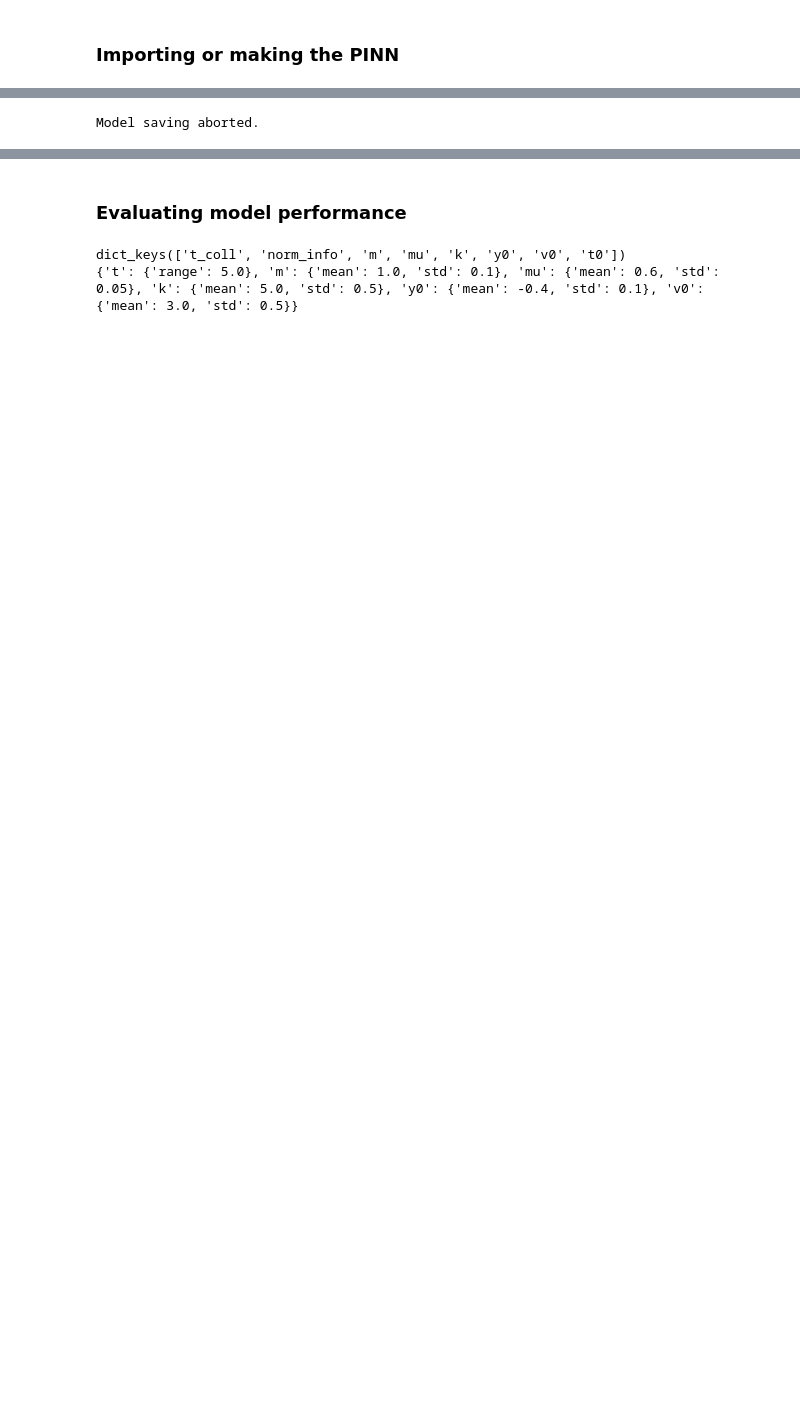
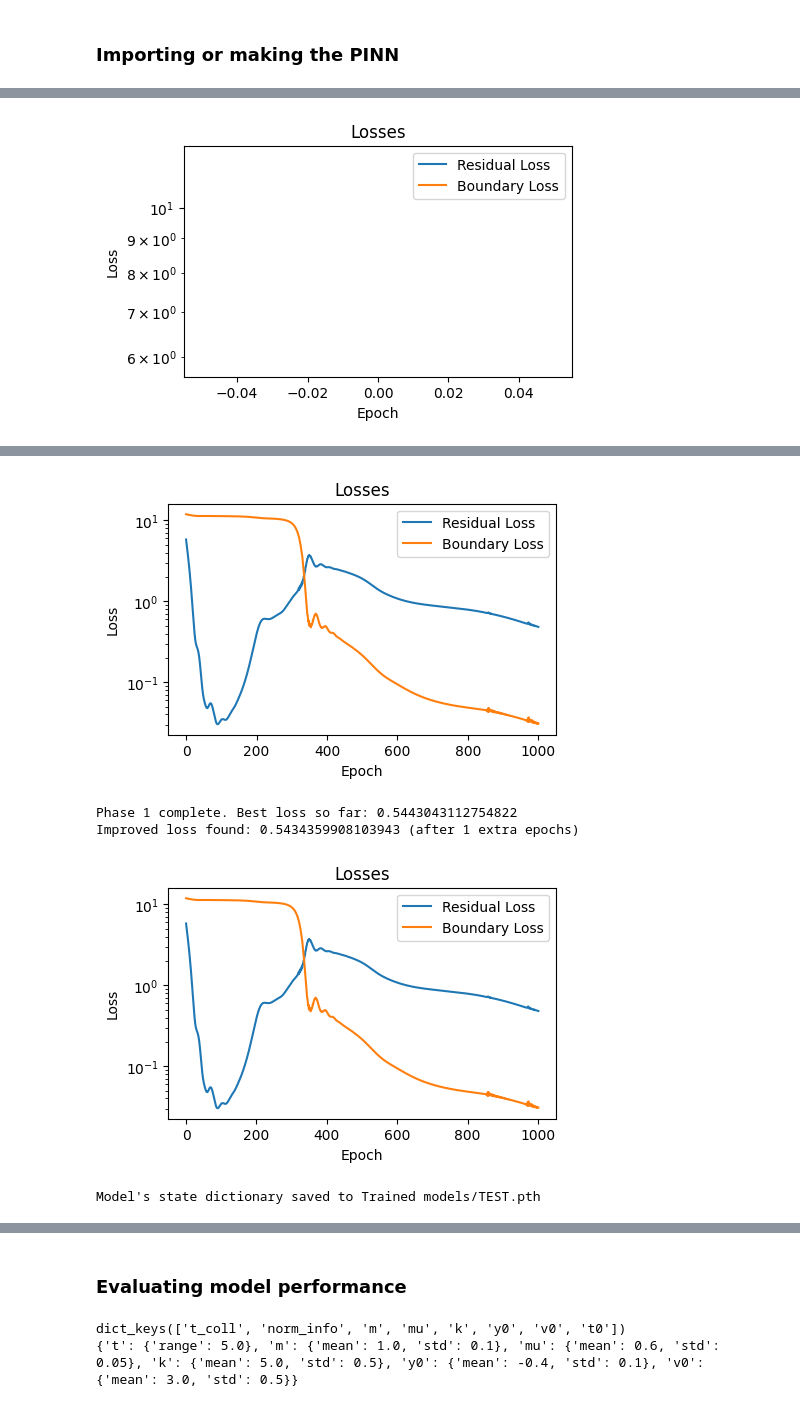
Before and after one commit to jolu2111/Master_thesis, a Jupyter notebook: Code/05_Normalization.ipynb, the cells around one changed output, grey strips where cells are left out. Drawn from its saved outputs; the diff is of its cells as text; code cells hidden in the pictures; blank space fills up the shorter version.

```diff
--- a/Code/05_Normalization.ipynb
+++ b/Code/05_Normalization.ipynb
@@ -28,16 +28,17 @@ specs = {
 # Run training pipeline
 params=initialize_param(5000,distribute=['m','mu','k','y0','v0'],specs=specs, normalize=True)
 # %%
-# vanilla_model = PINN_vanilla_oscillator(hidden_size=20, hidden_layers=3)
+vanilla_model = PINN_vanilla_oscillator(hidden_size=20, hidden_layers=3)
 
-# P2INN_model = P2INN_oscillator(
-#                  param_hidden= 10,
-#                  param_layers= 4,
-#                  coord_hidden= 10,
-#                  coord_layers = 3,
-#                  decoder_hidden = 20,
-#                  decoder_layers = 6)
+P2INN_model = P2INN_oscillator(
+                 param_hidden= 10,
+                 param_layers= 4,
+                 coord_hidden= 10,
+                 coord_layers = 3,
+                 decoder_hidden = 20,
+                 decoder_layers = 6)
 
-# optimizer = optim.Adam(P2INN_model.parameters(), lr=0.001)
-# trainer = Trainer(P2INN_model, optimizer,epochs=4000, lambda_bc=2.0)
-# trainer.train(params)
+optimizer = optim.Adam(vanilla_model.parameters(), lr=0.001)
+trainer = Trainer(vanilla_model, optimizer,epochs=1001, lambda_bc=2.0)
+trainer.train(params)
+# %% [output]
@@ -43,0 +46 @@ params=initialize_param(5000,distribute=['m','mu','k','y0','v0'],specs=specs, no
+[figure, added]
@@ -44,19 +48,23 @@ params=initialize_param(5000,distribute=['m','mu','k','y0','v0'],specs=specs, no
+[figure, added]
+Phase 1 complete. Best loss so far: 0.5443043112754822
+Improved loss found: 0.5434359908103943 (after 1 extra epochs)
+[figure, added]
 # %%
 import os
 
 # Save the model's state dictionary to the "Trained models" folder
-model_path = "Trained models/all_5000_norm_4001_P2INN_10_4_10_3_20_6.pth"
+model_path = "Trained models/TEST.pth"
 
 if os.path.exists(model_path):
     response = input(f"The file '{model_path}' already exists. Do you want to replace it? (yes/no): ").strip().lower()
     if response != 'yes':
         print("Model saving aborted.")
     else:
-        torch.save(P2INN_model.state_dict(), model_path)
+        torch.save(vanilla_model.state_dict(), model_path)
         print(f"Model's state dictionary saved to {model_path}")
 else:
-    torch.save(P2INN_model.state_dict(), model_path)
+    torch.save(vanilla_model.state_dict(), model_path)
     print(f"Model's state dictionary saved to {model_path}")
 # %% [output]
-Model saving aborted.
+Model's state dictionary saved to Trained models/TEST.pth
 # %%
```
Also changed, not shown: parts of 17 cells of this notebook, 6 other files.
